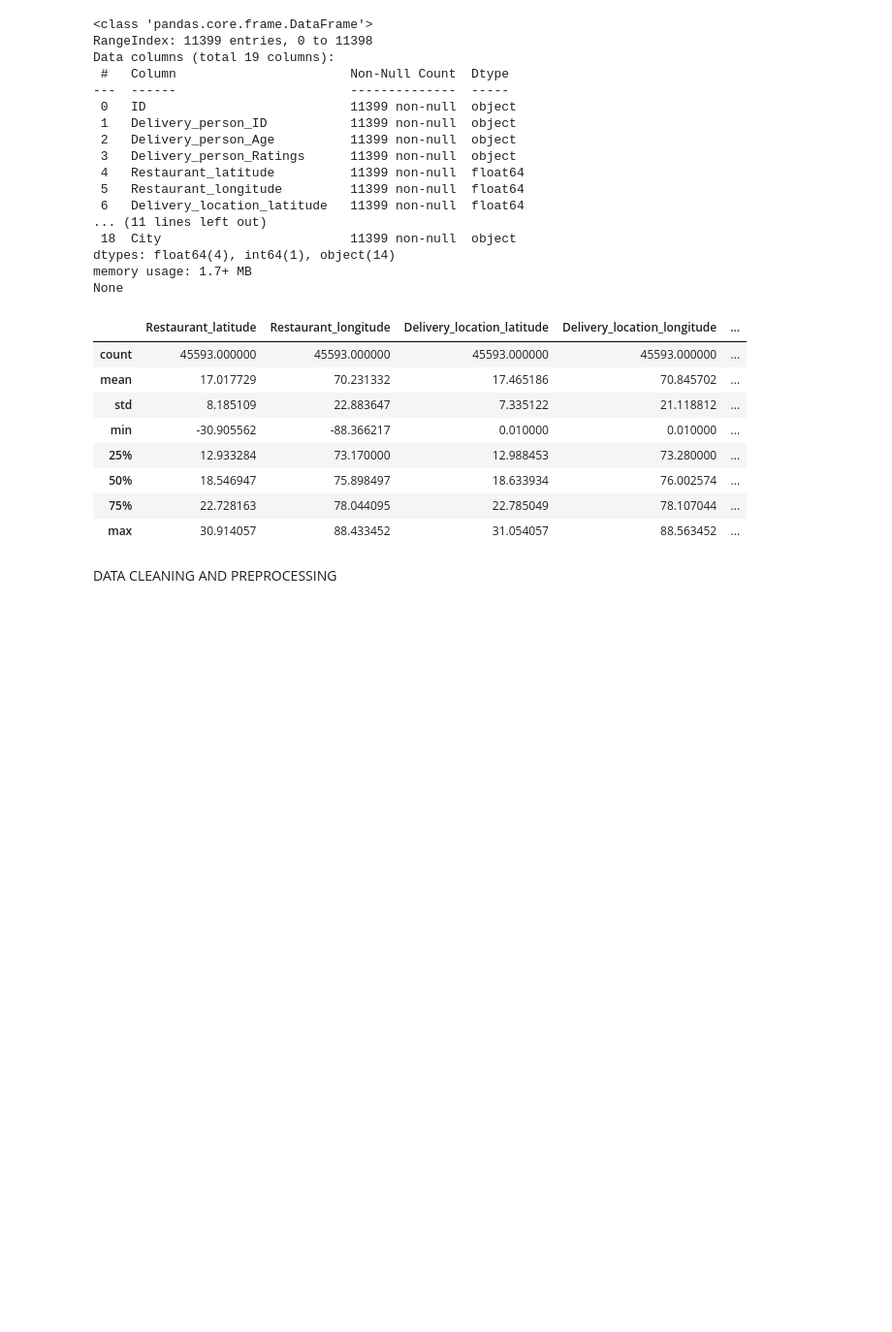
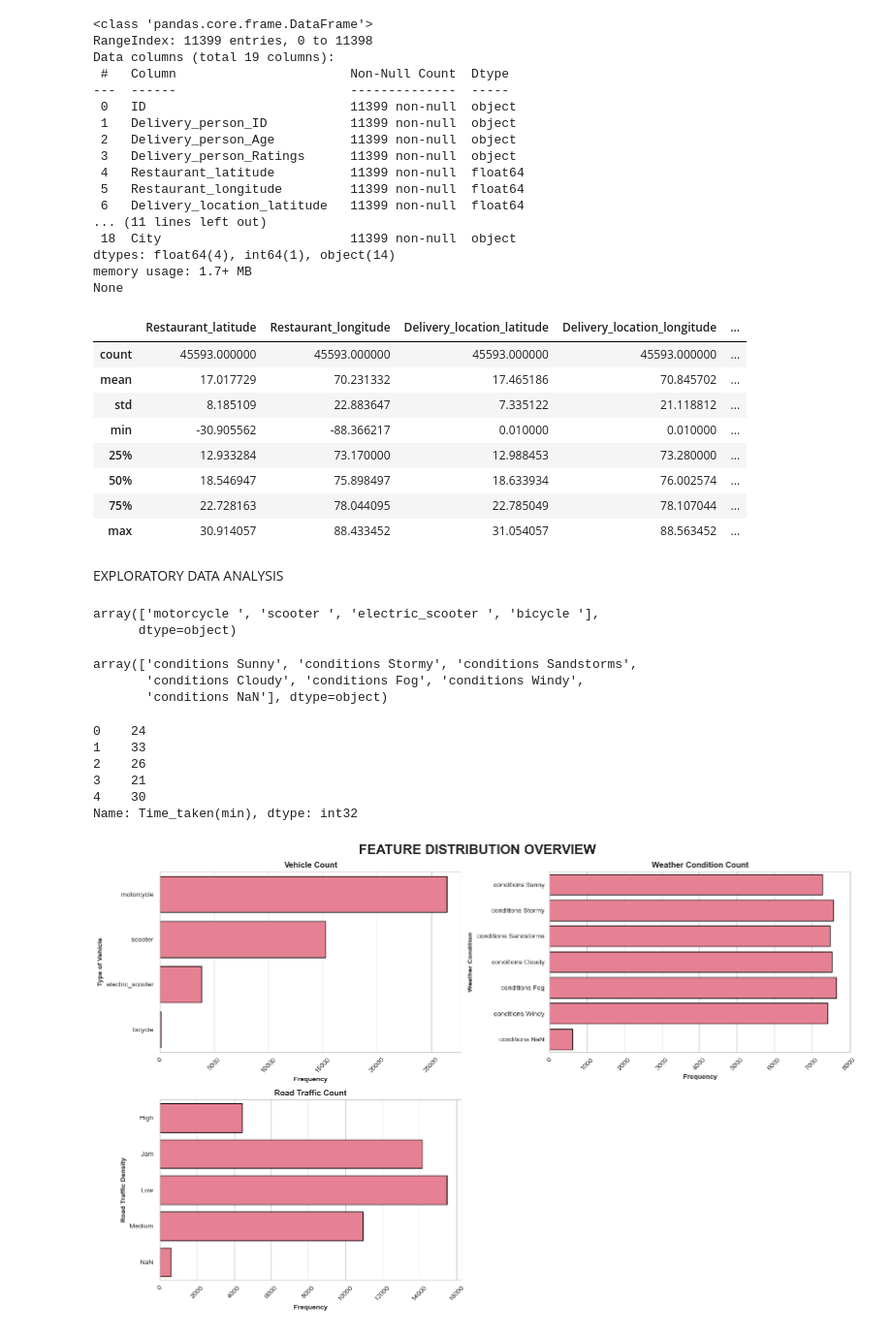
Before and after one commit to Alpha-machine96/Delivery_time_prediction, a Jupyter notebook: delivery_time_prediction.ipynb, the cells around one changed output. Shown at 97% size. Drawn from its saved outputs; the diff is of its cells as text; code cells hidden in the pictures; blank space fills up the shorter version.

```diff
--- a/delivery_time_prediction.ipynb
+++ b/delivery_time_prediction.ipynb
@@ -33,7 +33,12 @@ warnings.filterwarnings('ignore')
 
 # Set visualization style
 sns.set_style('whitegrid')
+sns.set_palette("husl")
 plt.rcParams['figure.figsize'] = (12, 6)
+
+# Set display options
+pd.set_option('display.max_columns', None)
+pd.set_option('display.max_rows', 100)
 # %% [markdown]
 DATA LOADING AND INITIAL EXPLORATION
 # %%
@@ -108,4 +113,55 @@ train_df.describe()
 | 75% | 22.728163 | 78.044095 | 22.785049 | 78.107044 | ... |
 | max | 30.914057 | 88.433452 | 31.054057 | 88.563452 | ... |
 # %% [markdown]
-DATA CLEANING AND PREPROCESSING
+EXPLORATORY DATA ANALYSIS
+# %%
+train_df['Type_of_vehicle'].unique()
+# %% [output]
+array(['motorcycle ', 'scooter ', 'electric_scooter ', 'bicycle '],
+      dtype=object)
+# %%
+train_df['Weatherconditions'].unique()
+# %% [output]
+array(['conditions Sunny', 'conditions Stormy', 'conditions Sandstorms',
+       'conditions Cloudy', 'conditions Fog', 'conditions Windy',
+       'conditions NaN'], dtype=object)
+# %%
+# Converting time taken column to int
+train_df['Time_taken(min)'] = train_df['Time_taken(min)'].str.replace('(min) ', '').astype(int)
+train_df['Time_taken(min)'].head()
+# %% [output]
+0    24
+1    33
+2    26
+3    21
+4    30
+Name: Time_taken(min), dtype: int32
+# %%
+fig = plt.figure(figsize=(16, 10))
+fig.suptitle('FEATURE DISTRIBUTION OVERVIEW', fontsize=20, fontweight='bold', y=0.98)
+
+plt.subplot(2, 2, 1)
+sns.countplot(train_df['Type_of_vehicle'], edgecolor = 'black')
+plt.xlabel('Frequency', fontweight='bold')
+plt.ylabel('Type of Vehicle', fontweight='bold')
+plt.title('Vehicle Count', fontweight='bold')
+plt.tick_params(axis='x', rotation=45)
+
+plt.subplot(2, 2, 2)
+sns.countplot(train_df['Weatherconditions'], edgecolor = 'black')
+plt.xlabel('Frequency', fontweight='bold')
+plt.ylabel('Weather Condition', fontweight='bold')
+plt.title('Weather Condition Count', fontweight='bold')
+plt.tick_params(axis='x', rotation=45)
+
+plt.subplot(2, 2, 3)
+sns.countplot(train_df['Road_traffic_density'], edgecolor = 'black')
+plt.xlabel('Frequency', fontweight='bold')
+plt.ylabel('Road Traffic Density', fontweight='bold')
+plt.title('Road Traffic Count', fontweight='bold')
+plt.tick_params(axis='x', rotation=45)
+
+plt.tight_layout()
+plt.show()
+# %% [output]
+[figure, added]
```
Also changed, not shown: parts of 9 cells of this notebook.
